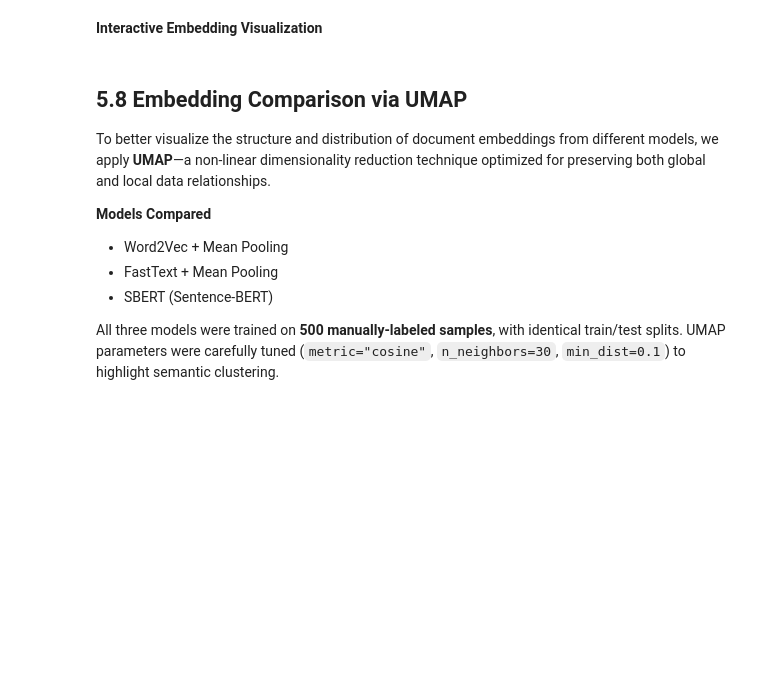
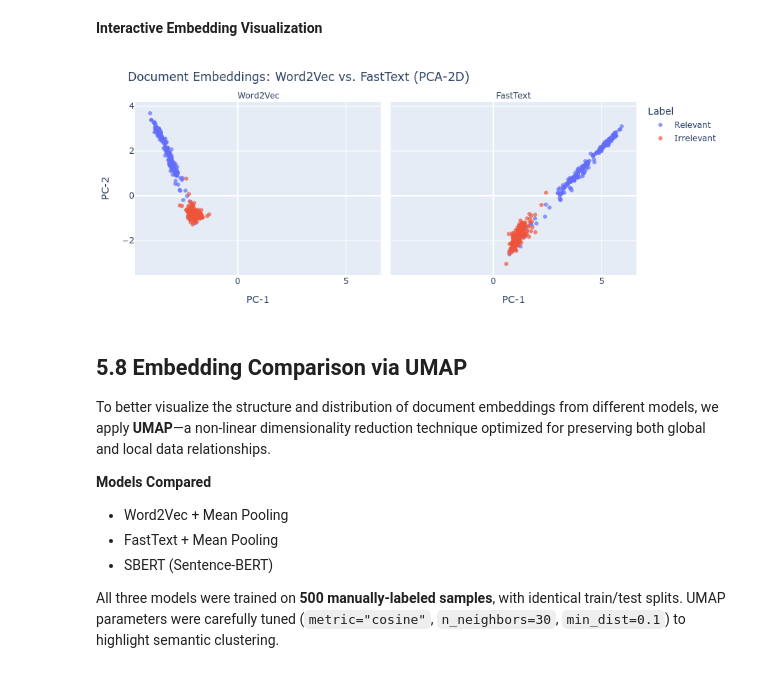
Before and after one commit to alikhalajii/text-classification-life-sciences, a Jupyter notebook: notebooks/05-training-embedding-models.ipynb, the cells around one changed output. Drawn from its saved outputs; the diff is of its cells as text; code cells hidden in the pictures; blank space fills up the shorter version.

Commit message:
Add plotly figures

```diff
--- a/notebooks/05-training-embedding-models.ipynb
+++ b/notebooks/05-training-embedding-models.ipynb
@@ -319,17 +319,19 @@ df_plot = pd.concat([df_w2v, df_ft], ignore_index=True)
 # %%
 fig = px.scatter(
     df_plot,
     x="d1", y="d2",
     color="label",
     facet_col="model",
     opacity=0.7,
     title="Document Embeddings: Word2Vec vs. FastText (PCA-2D)",
     labels={"d1":"PC-1", "d2":"PC-2"}
 )
 fig.update_layout(margin=dict(l=20,r=20,t=60,b=20), legend_title="Label")
 fig.for_each_annotation(lambda a: a.update(text=a.text.split("=")[-1]))
-fig.write_html(BASE_DIR / "reports/document_EmbeddingsWord2Vecvs.FastText.html")
-display(fig)
+fig.write_html(BASE_DIR / "reports/document_EmbeddingsWord2Vecvs.FastText.html", include_plotlyjs="cdn")
+fig.show()
+# %% [output]
+[figure, added]
 # %% [markdown]
 ## 5.8 Embedding Comparison via UMAP
 
```
Also changed, not shown: parts of 1 cell of this notebook, 15 other files.
